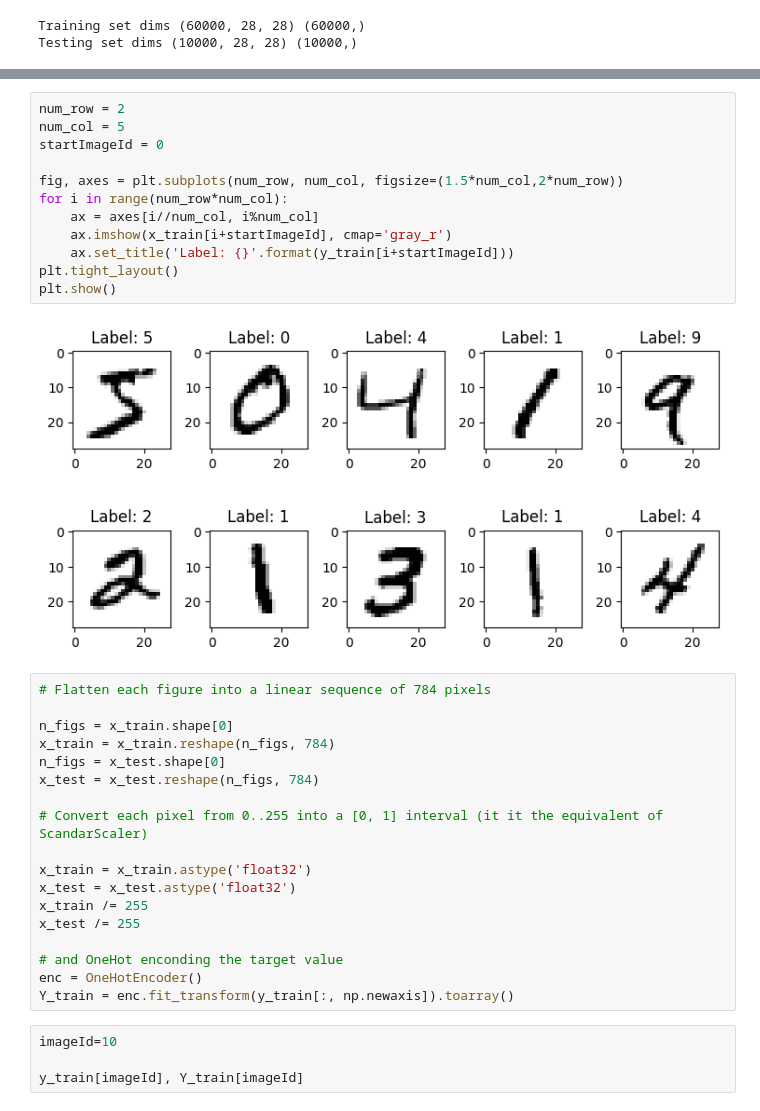
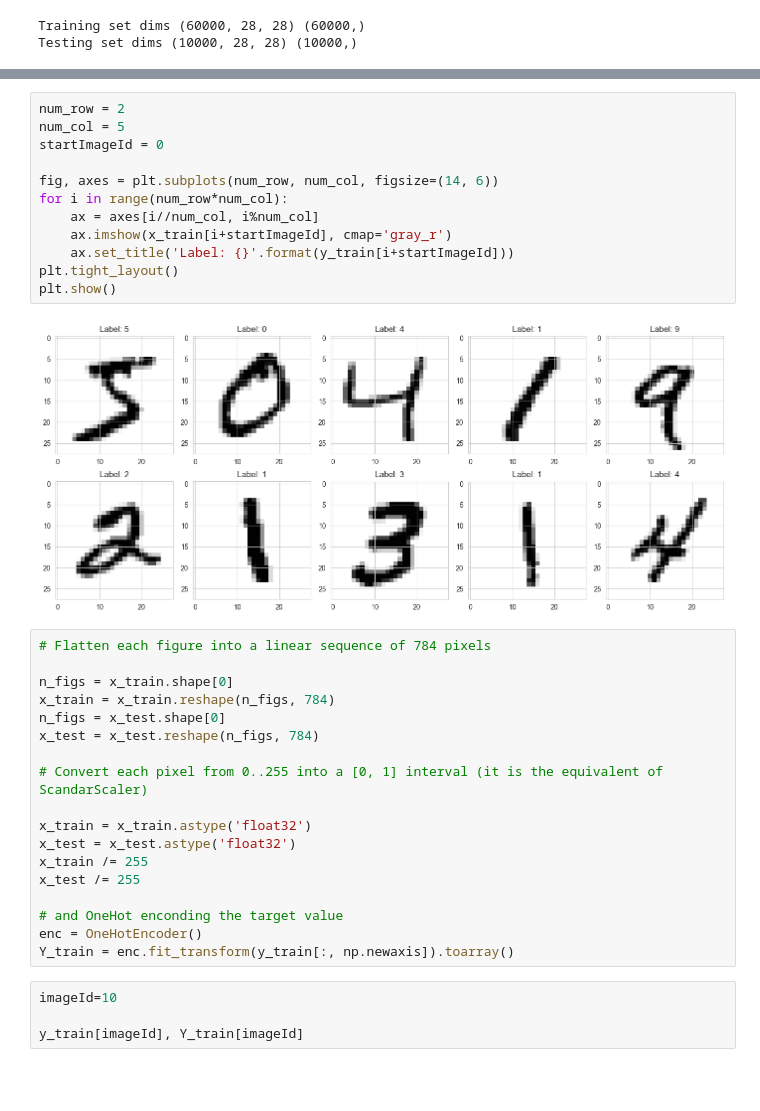
Before and after one commit to iltramont/AI_LAB, a Jupyter notebook: Practical_06.ipynb, the cells around one changed output, grey strips where cells are left out. Drawn from its saved outputs; the diff is of its cells as text; blank space fills up the shorter version.

```diff
--- a/Practical_06.ipynb
+++ b/Practical_06.ipynb
@@ -62,17 +58,17 @@ image label 5
 # %%
 num_row = 2
 num_col = 5
 startImageId = 0
 
-fig, axes = plt.subplots(num_row, num_col, figsize=(1.5*num_col,2*num_row))
+fig, axes = plt.subplots(num_row, num_col, figsize=(14, 6))
 for i in range(num_row*num_col):
     ax = axes[i//num_col, i%num_col]
     ax.imshow(x_train[i+startImageId], cmap='gray_r')
     ax.set_title('Label: {}'.format(y_train[i+startImageId]))
 plt.tight_layout()
 plt.show()
 # %% [output]
-[figure, old version]
+[figure, new version]
 # %%
 # Flatten each figure into a linear sequence of 784 pixels
 
@@ -81,7 +77,7 @@ x_train = x_train.reshape(n_figs, 784)
 n_figs = x_test.shape[0]
 x_test = x_test.reshape(n_figs, 784)
 
-# Convert each pixel from 0..255 into a [0, 1] interval (it it the equivalent of ScandarScaler)
+# Convert each pixel from 0..255 into a [0, 1] interval (it is the equivalent of ScandarScaler)
 
 x_train = x_train.astype('float32')
 x_test = x_test.astype('float32')
```
Also changed, not shown: parts of 16 cells of this notebook, 2 other files.
